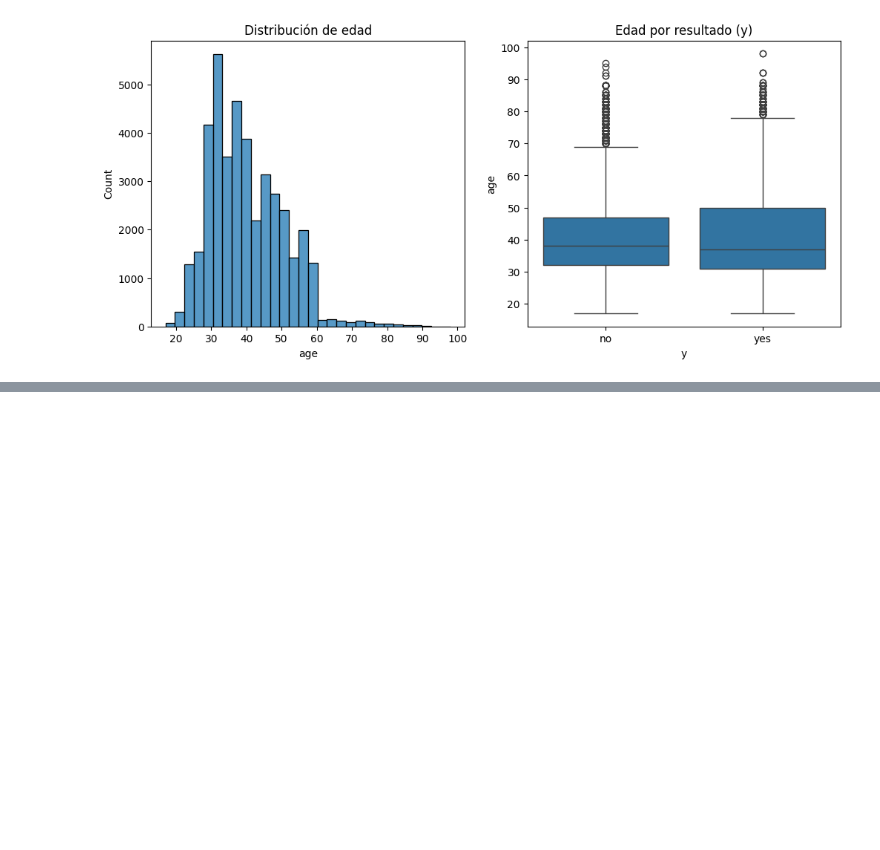
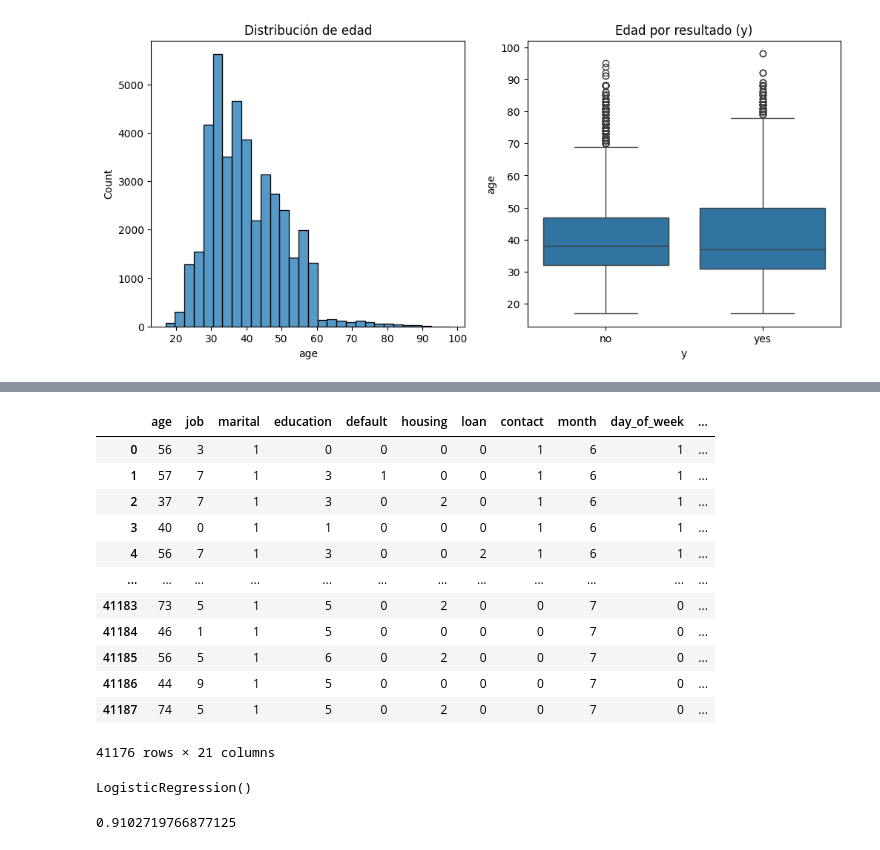
Before and after one commit to 4GeeksAcademy/Gabriel-De-Almeida-Santos-Regresion-logistica, a Jupyter notebook: src/explore.ipynb, the cells around one changed output, grey strips where cells are left out. Drawn from its saved outputs; the diff is of its cells as text; code cells hidden in the pictures; blank space fills up the shorter version.

```diff
--- a/src/explore.ipynb
+++ b/src/explore.ipynb
@@ -202,0 +253,11 @@ df['y'] = df['y'].map({'yes': 1, 'no': 0})
+# %%
+#encoding
+columnas = ['job', 'marital', 'education', 'default', 'housing', 'loan',
+        'contact', 'month', 'day_of_week', 'poutcome']
+
+encoder_diccionari = {}
+
+for col in columnas:
+    encoder = LabelEncoder()
+    df[col] = encoder.fit_transform(df[col])
+    encoder_diccionari = encoder
@@ -202,0 +282,17 @@ df['y'] = df['y'].map({'yes': 1, 'no': 0})
+# %%
+#Vemos si se a hecho todo correctamente
+df
+# %% [output]
+|  | age | job | marital | education | default | housing | loan | contact | month | day_of_week | ... |
+| 0 | 56 | 3 | 1 | 0 | 0 | 0 | 0 | 1 | 6 | 1 | ... |
+| 1 | 57 | 7 | 1 | 3 | 1 | 0 | 0 | 1 | 6 | 1 | ... |
+| 2 | 37 | 7 | 1 | 3 | 0 | 2 | 0 | 1 | 6 | 1 | ... |
+| 3 | 40 | 0 | 1 | 1 | 0 | 0 | 0 | 1 | 6 | 1 | ... |
+| 4 | 56 | 7 | 1 | 3 | 0 | 0 | 2 | 1 | 6 | 1 | ... |
+| ... | ... | ... | ... | ... | ... | ... | ... | ... | ... | ... | ... |
+| 41183 | 73 | 5 | 1 | 5 | 0 | 2 | 0 | 0 | 7 | 0 | ... |
+| 41184 | 46 | 1 | 1 | 5 | 0 | 0 | 0 | 0 | 7 | 0 | ... |
+| 41185 | 56 | 5 | 1 | 6 | 0 | 2 | 0 | 0 | 7 | 0 | ... |
+| 41186 | 44 | 9 | 1 | 5 | 0 | 0 | 0 | 0 | 7 | 0 | ... |
+| 41187 | 74 | 5 | 1 | 5 | 0 | 2 | 0 | 0 | 7 | 0 | ... |
+41176 rows × 21 columns
@@ -202,0 +310,6 @@ df['y'] = df['y'].map({'yes': 1, 'no': 0})
+# %%
+#Instanciar modelo y entrenarlo
+modelo = LogisticRegression()
+modelo.fit(X_train_scaled, y_train)
+# %% [output]
+LogisticRegression()
@@ -202,0 +319,4 @@ df['y'] = df['y'].map({'yes': 1, 'no': 0})
+# %%
+accuracy_score(y_test, y_pred)
+# %% [output]
+0.9102719766877125
```
Also changed, not shown: parts of 18 cells of this notebook.
